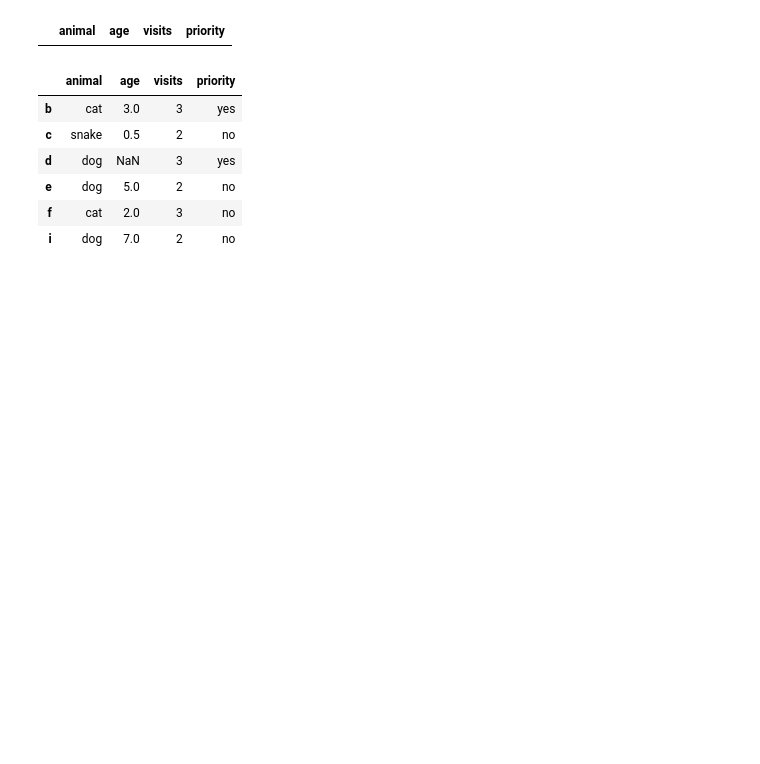
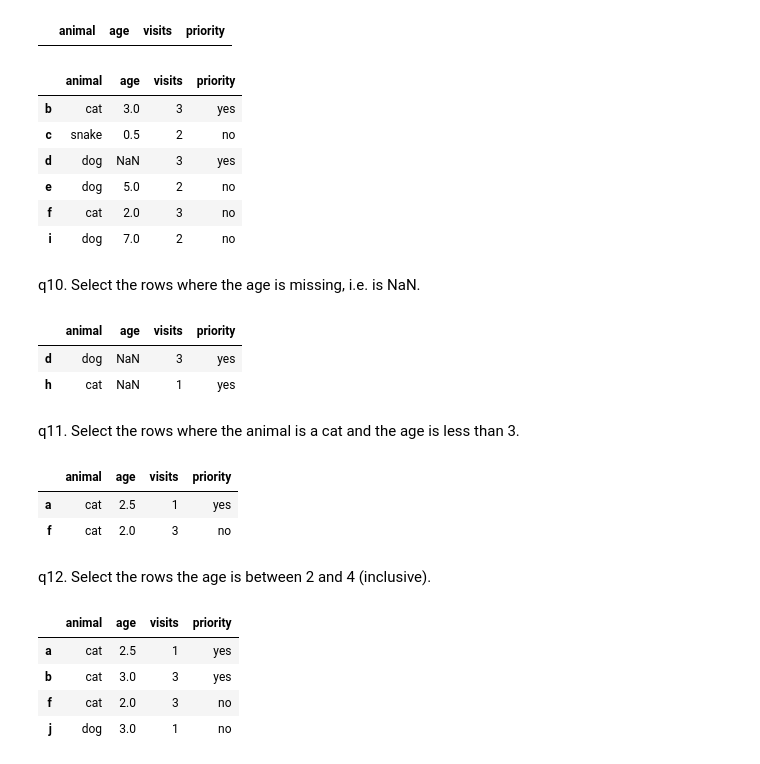
Before and after one commit to akashsinghsharma/python-notes, a Jupyter notebook: 100_pandas_puzzles.ipynb, the cells around one changed output. Cells and saved outputs as stored; diff of their text form; code cells hidden in the pictures; blank space fills up the shorter version.

```diff
--- a/100_pandas_puzzles.ipynb
+++ b/100_pandas_puzzles.ipynb
@@ -165,3 +165,29 @@ df1[df1['visits'] >1] #To see if the code is running properly.
 | e | dog | 5.0 | 2 | no |
 | f | cat | 2.0 | 3 | no |
 | i | dog | 7.0 | 2 | no |
+# %% [markdown]
+q10. Select the rows where the age is missing, i.e. is NaN.
+# %%
+df1[df1['age'].isnull()] #isnull() function can see null values.
+# %% [output]
+|  | animal | age | visits | priority |
+| d | dog | NaN | 3 | yes |
+| h | cat | NaN | 1 | yes |
+# %% [markdown]
+q11. Select the rows where the animal is a cat and the age is less than 3.
+# %%
+df1[(df1['animal']== 'cat') & (df1['age'] < 3)]
+# %% [output]
+|  | animal | age | visits | priority |
+| a | cat | 2.5 | 1 | yes |
+| f | cat | 2.0 | 3 | no |
+# %% [markdown]
+q12. Select the rows the age is between 2 and 4 (inclusive).
+# %%
+df1[(df1['age'] >= 2) & (df1['age'] <= 4)]
+# %% [output]
+|  | animal | age | visits | priority |
+| a | cat | 2.5 | 1 | yes |
+| b | cat | 3.0 | 3 | yes |
+| f | cat | 2.0 | 3 | no |
+| j | dog | 3.0 | 1 | no |
```
Also changed, not shown: parts of 9 cells of this notebook.
